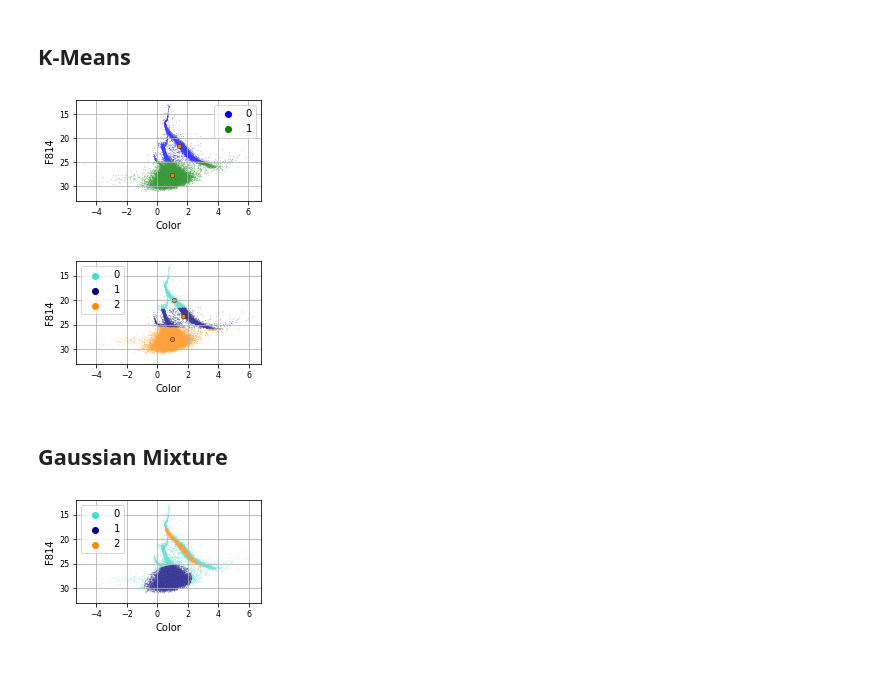
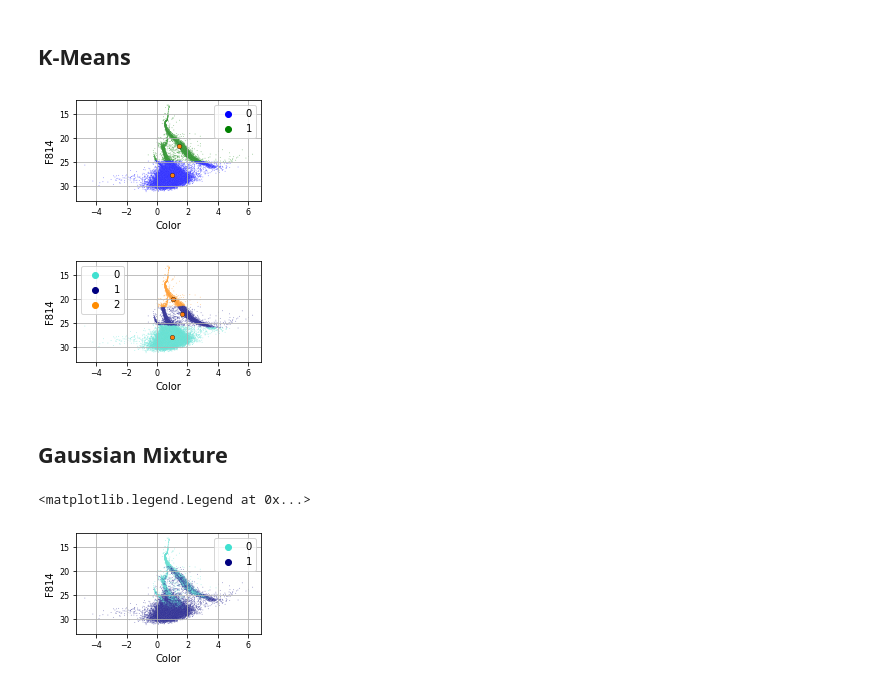
Before and after one commit to BleakHeart/Report3, a Jupyter notebook: Codice/3 Classes/classification_unsupervised.ipynb, the cells around one changed output. Drawn from its saved outputs; the diff is of its cells as text; code cells hidden in the pictures.

Commit message:
Code debugging and 3 classes simulations

```diff
--- a/Codice/3 Classes/classification_unsupervised.ipynb
+++ b/Codice/3 Classes/classification_unsupervised.ipynb
@@ -10,6 +10,8 @@ from sklearn.cluster import KMeans
 from sklearn.preprocessing import LabelEncoder, MinMaxScaler
 
 import multiprocessing
+
+home = "../../"
 
 n_cores = multiprocessing.cpu_count() - 2
 fig_width_pt = 222.62206                # Get this from LaTeX using \the\columnwidth
@@ -28,7 +30,7 @@ params = {'backend': 'ps',
 mpl.rcParams.update(params)
 # %%
 names = ['ID', 'Xcor','Ycor', 'F606','eF606','F814','eF814','chi','sharp']
-df_stars = pd.read_csv('../Data/hlsp_deep47tuc_hst_acs_47tuc_f606w-f814w_v1_catalog.txt',
+df_stars = pd.read_csv(home + 'Data/hlsp_deep47tuc_hst_acs_47tuc_f606w-f814w_v1_catalog.txt',
                       names=names, delim_whitespace=True, skiprows=1)
 
 df_stars['Color'] = df_stars.F606 - df_stars.F814
@@ -69,7 +72,7 @@ scaler = MinMaxScaler()
 scaler.fit(X=df_stars.iloc[:, :-2].values)
 x_preprocessed = scaler.transform(df_stars.iloc[:, :-2].values)
 
-x_preprocessed_3f = df_stars.loc[:, ['Color', 'F814', 'sharp']].values
+x_preprocessed_3f = df_stars.iloc[:, 2:-2].values
 x_preprocessed_2f = df_stars.loc[:, ['Color', 'F814']].values
 
 x_train, x_test, y_train, y_test = train_test_split(x_preprocessed, df_stars.Label.values)
@@ -85,7 +88,7 @@ sns.scatterplot(x=kmeans.cluster_centers_[:, 0], y=kmeans.cluster_centers_[:, 1]
 plt.grid()
 #plt.savefig('../Results/Images/k-means.png', dpi=2000, transparent=False)
 # %% [output]
-[figure, old version]
+[figure, new version]
 # %%
 plt.figure(constrained_layout=True)
 kmeans = KMeans(n_clusters=3).fit(df_stars[['Color', 'F814']].values)
@@ -96,35 +99,36 @@ sns.scatterplot(x=kmeans.cluster_centers_[:, 0], y=kmeans.cluster_centers_[:, 1]
 plt.grid()
 #plt.savefig('../Results/Images/k-means.png', dpi=2000, transparent=False)
 # %% [output]
-[figure, old version]
+[figure, new version]
 # %% [markdown]
 ## Gaussian Mixture
 # %%
 from sklearn.mixture import GaussianMixture
 
 colors = ['turquoise', 'navy', 'darkorange']
 
-n_classes = len(np.unique(y_train))
+n_classes = 2
 
 model_GM = GaussianMixture(n_components=n_classes,
                            covariance_type='full', max_iter=100)
 
 '''model_GM.means_init = np.array([x_preprocessed_2f[df_stars.Label.values == i].mean(axis=0)
                                     for i in range(n_classes)])'''
 
-model_GM.fit(x_preprocessed_2f)
-y_pred = model_GM.predict(x_preprocessed_2f)
+model_GM.fit(x_preprocessed_3f)
+y_pred = model_GM.predict(x_preprocessed_3f)
 
 plt.figure(constrained_layout=True)
 
-sns.scatterplot(x=df_stars.Color, y=df_stars.F814, hue=y_pred, palette=colors, s=0.8, alpha=0.5)
+sns.scatterplot(x=df_stars.Color, y=df_stars.F814, hue=y_pred, palette=colors[:n_classes], s=0.8, alpha=0.5)
 #sns.scatterplot(x=model_GM.means_[:, 0], y=model_GM.means_[:, 1], palette='red', ec='black', legend=False, s=20)
 
 plt.grid()
 plt.ylim(33, 12)
 plt.xlabel('Color')
 plt.ylabel('F814')
 plt.legend()
 #plt.savefig('../Results/Images/GMM_2_features.png', dpi=2000, transparent=False)
 # %% [output]
+<matplotlib.legend.Legend at 0x...>
-[figure, old version]
+[figure, new version]
```
Also changed, not shown: parts of 3 cells of this notebook, 3 other files.
